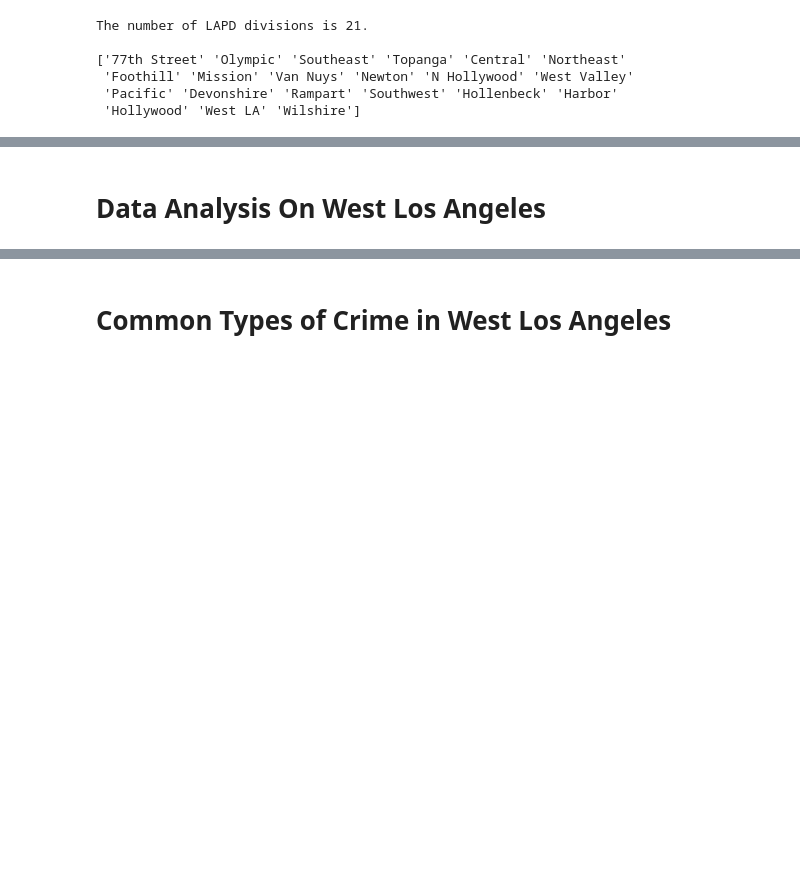
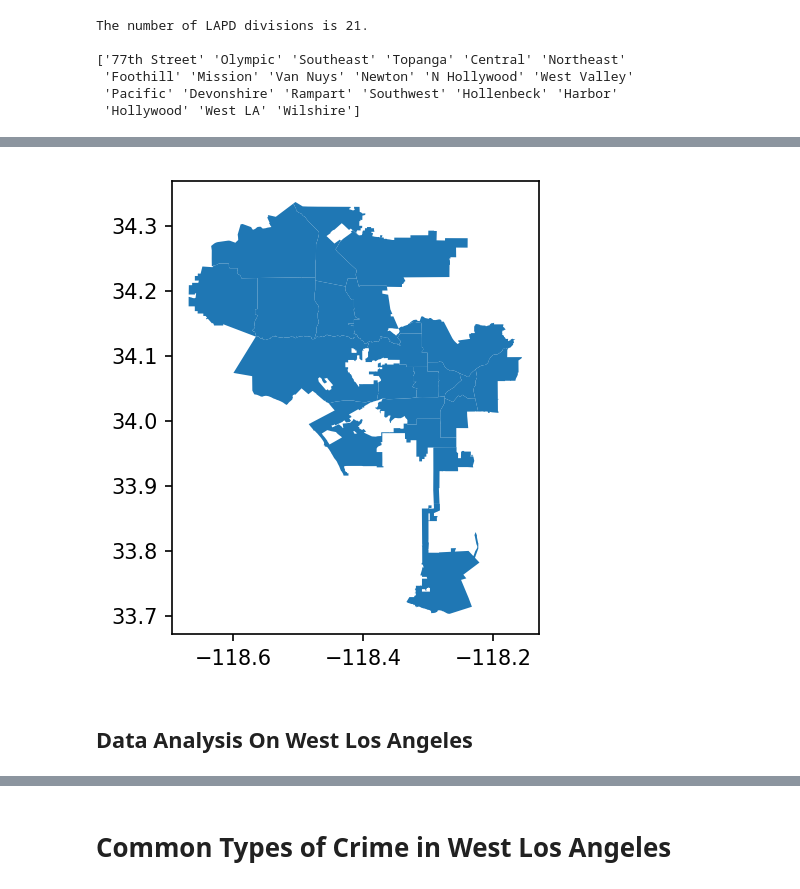
Before and after one commit to jamqd/LA_Crime_Analysis, a Jupyter notebook: lapdcrime.ipynb, the cells around one changed output, grey strips where cells are left out. Saved outputs shown, nothing was run; the diff lists cells and outputs as text; code cells hidden in the pictures; blank space fills up the shorter version.

Commit message:
more graph changes

```diff
--- a/lapdcrime.ipynb
+++ b/lapdcrime.ipynb
@@ -72,0 +69,4 @@ The number of types of crimes is 150.
+# %%
+# load LAPD division shapefile into geopandas
+LAPDdiv_df = gp.read_file("lapd-divisions/lapd division.shx")
+LAPDdiv_df
@@ -73,5 +91,11 @@ The number of types of crimes is 150.
+# %%
+# plot map of LAPD divisons on longitude and latitude plot
+fig = plt.figure(dpi = 150)
+LAPDdiv_plot = LAPDdiv_df.plot(ax = plt.gca())
+# %% [output]
+[figure, added]
 # %% [markdown]
-# Data Analysis On West Los Angeles
+## Data Analysis On West Los Angeles
 # %%
 # Create pandas dataframe of crime data in West Los Angeles
 westLA_df = crime_df.loc[crime_df["Area Name"] == "West LA"]
```
Also changed, not shown: parts of 21 cells of this notebook.
